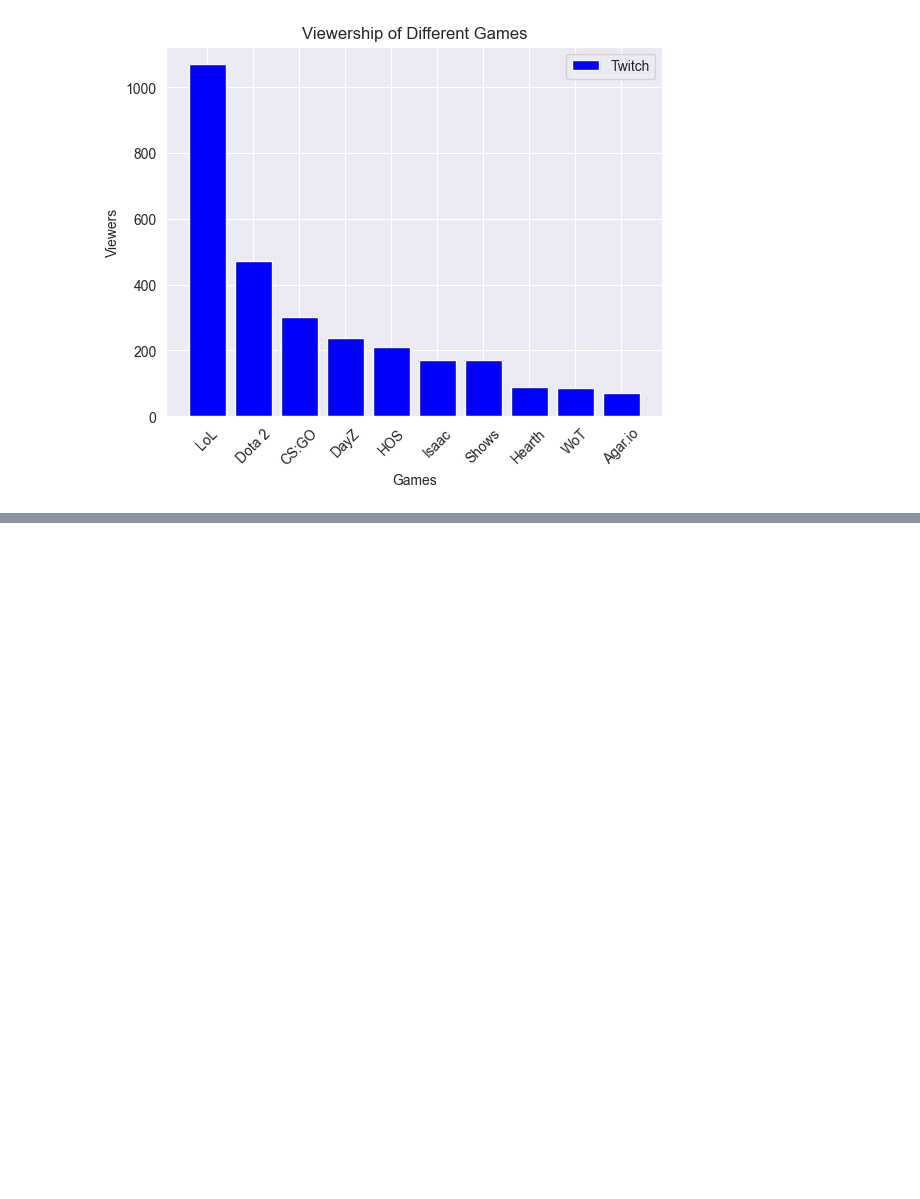
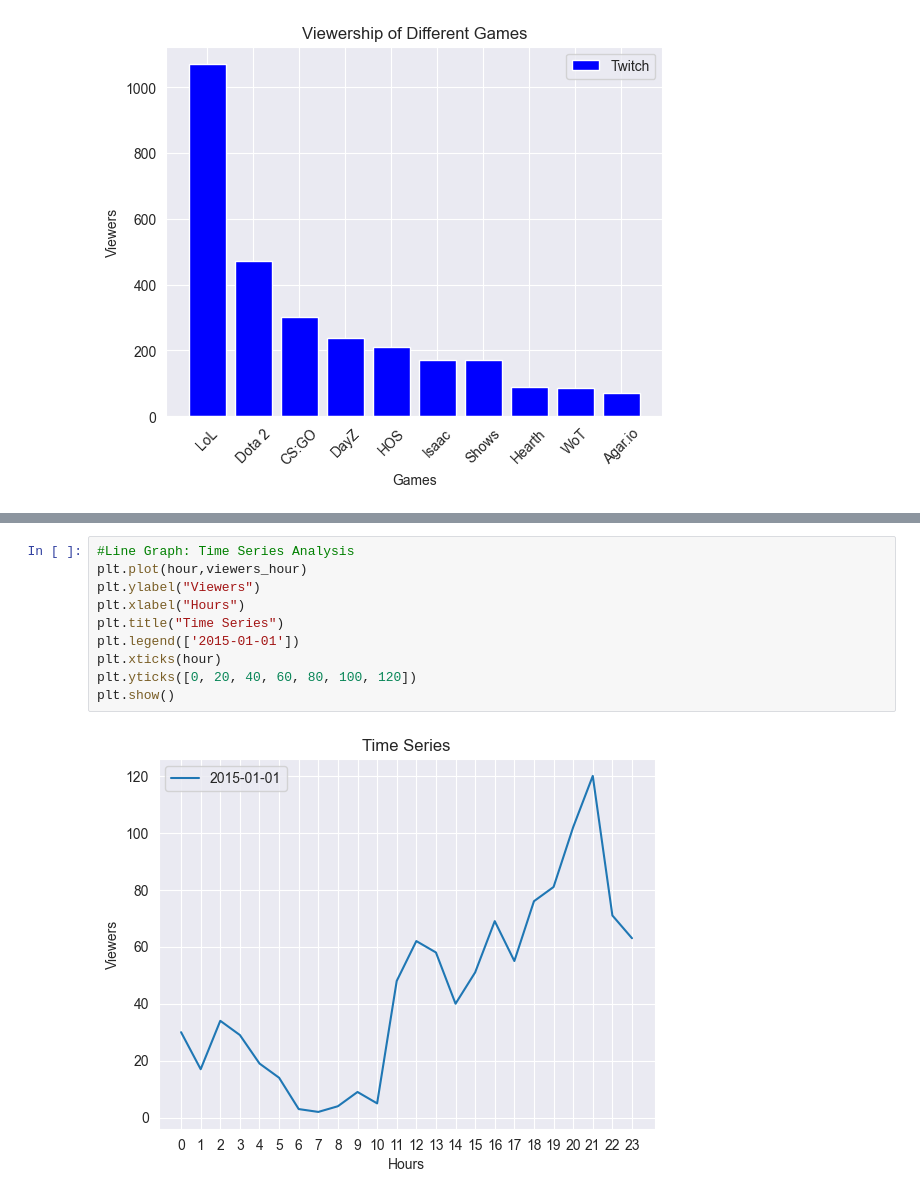
Before and after one commit to FeliksML/Visualize-Twitch-Gaming-Data, a Jupyter notebook: script.ipynb, the cells around one changed output, grey strips where cells are left out. Cells and saved outputs as stored; diff of their text form; blank space fills up the shorter version.

Commit message:
Plotting viewers time series

```diff
--- a/script.ipynb
+++ b/script.ipynb
@@ -45,0 +48,12 @@ plt.show()
+# %%
+#Line Graph: Time Series Analysis
+plt.plot(hour,viewers_hour)
+plt.ylabel("Viewers")
+plt.xlabel("Hours")
+plt.title("Time Series")
+plt.legend(['2015-01-01'])
+plt.xticks(hour)
+plt.yticks([0, 20, 40, 60, 80, 100, 120])
+plt.show()
+# %% [output]
+[figure, added]
```
Also changed, not shown: parts of 1 cell of this notebook.
